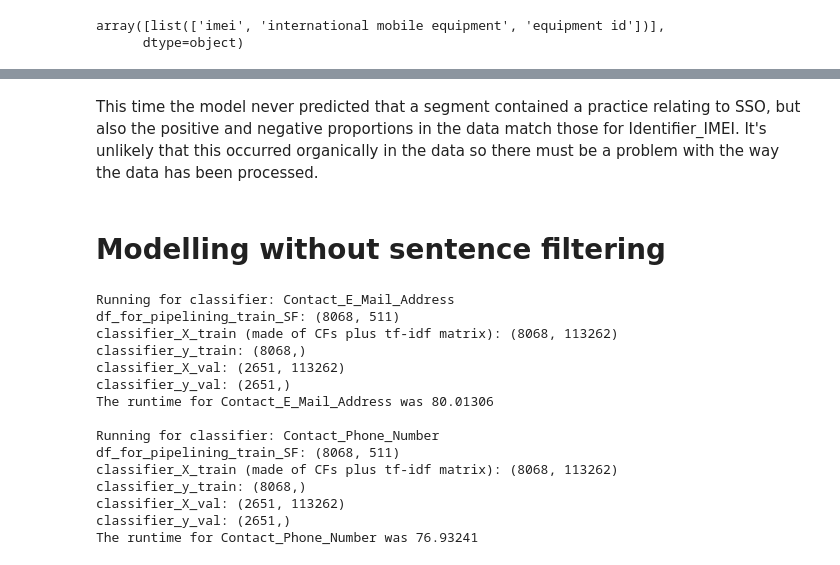
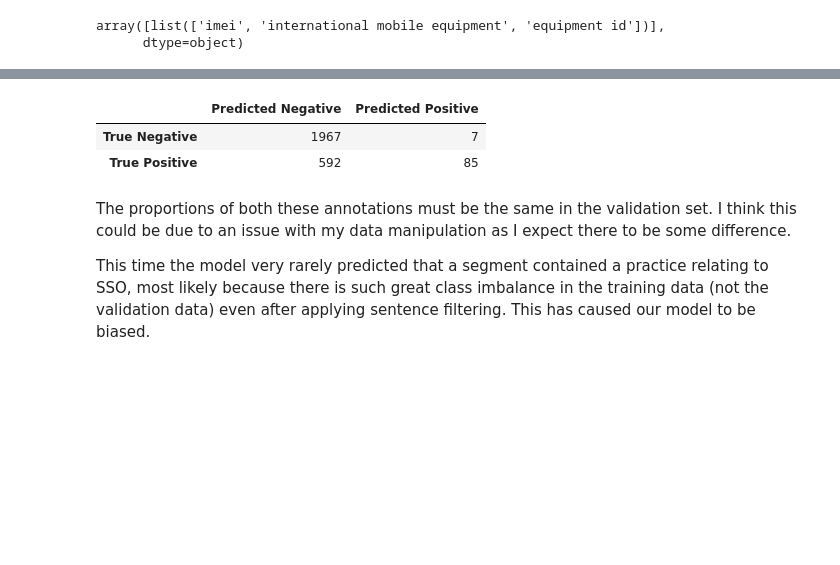
Before and after one commit to calhinchcliffe/nlp_privacy_policies, a Jupyter notebook: callum_hinchcliffe_privacy_policy_classification/5_modelling_pipeline.ipynb, the cells around one changed output, grey strips where cells are left out. Cells and saved outputs as stored; diff of their text form; code cells hidden in the pictures; blank space fills up the shorter version.

```diff
--- a/callum_hinchcliffe_privacy_policy_classification/5_modelling_pipeline.ipynb
+++ b/callum_hinchcliffe_privacy_policy_classification/5_modelling_pipeline.ipynb
@@ -594,4 +764,10 @@ show_confusion_matrix(initial_model_results['SSO'][1].copy(), initial_model_resu
+# %%
+show_confusion_matrix(initial_model_results['Facebook_SSO'][1].copy(), initial_model_results['Facebook_SSO'][2].copy())
+# %% [output]
+|  | Predicted Negative | Predicted Positive |
+| True Negative | 1967 | 7 |
+| True Positive | 592 | 85 |
 # %% [markdown]
-This time the model never predicted that a segment contained a practice relating to SSO, but also the positive and negative proportions in the data match those for Identifier_IMEI.  It's unlikely that this occurred organically in the data so there must be a problem with the way the data has been processed.
+The proportions of both these annotations must be the same in the validation set. I think this could be due to an issue with my data manipulation as I expect there to be some difference.
+
+This time the model very rarely predicted that a segment contained a practice relating to SSO, most likely because there is such great class imbalance in the training data (not the validation data) even after applying sentence filtering. This has caused our model to be biased.
-# %% [markdown]
-# Modelling without sentence filtering
@@ -601,19 +773,0 @@ second_results_no_sf = pd.Series(range(len(list_of_18_classifiers)),
-# %%
-for each_classifier in ["Contact_E_Mail_Address", "Contact_Phone_Number"]:
-    full_modelling_pipeline(each_classifier, second_results_no_sf, sentence_filtering=False, inspect_flow=True)
-# %% [output]
-Running for classifier: Contact_E_Mail_Address
-df_for_pipelining_train_SF: (8068, 511)
-classifier_X_train (made of CFs plus tf-idf matrix): (8068, 113262)
-classifier_y_train: (8068,)
-classifier_X_val: (2651, 113262)
-classifier_y_val: (2651,)
-The runtime for Contact_E_Mail_Address was 80.01306
-
-Running for classifier: Contact_Phone_Number
-df_for_pipelining_train_SF: (8068, 511)
-classifier_X_train (made of CFs plus tf-idf matrix): (8068, 113262)
-classifier_y_train: (8068,)
-classifier_X_val: (2651, 113262)
-classifier_y_val: (2651,)
-The runtime for Contact_Phone_Number was 76.93241
```
Also changed, not shown: parts of 108 cells of this notebook, 3 other files.
